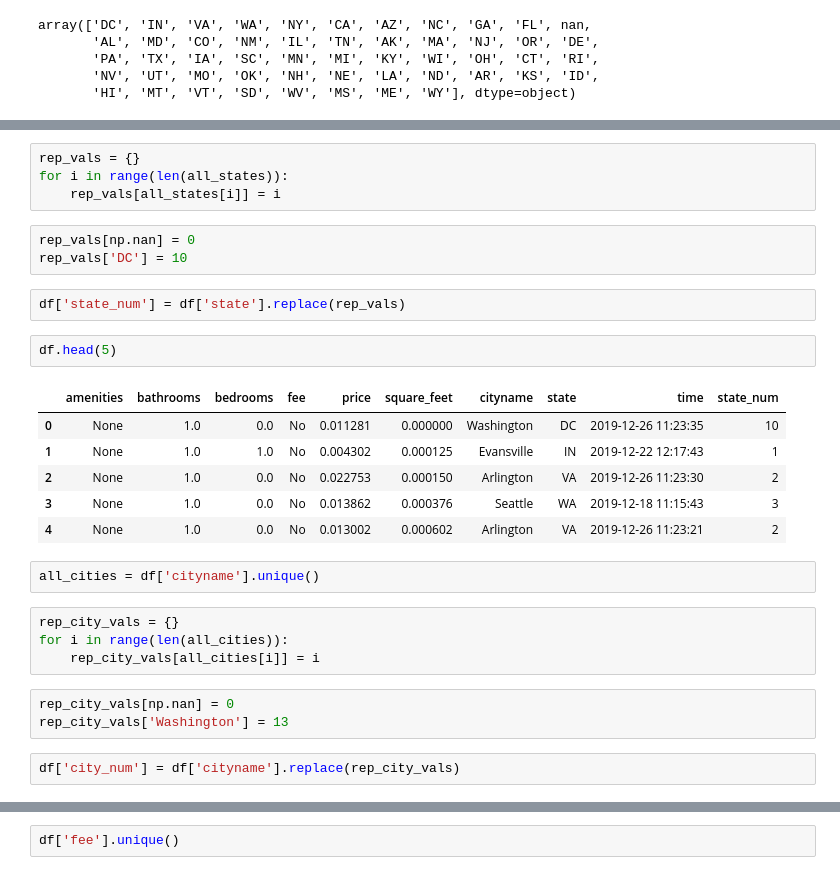
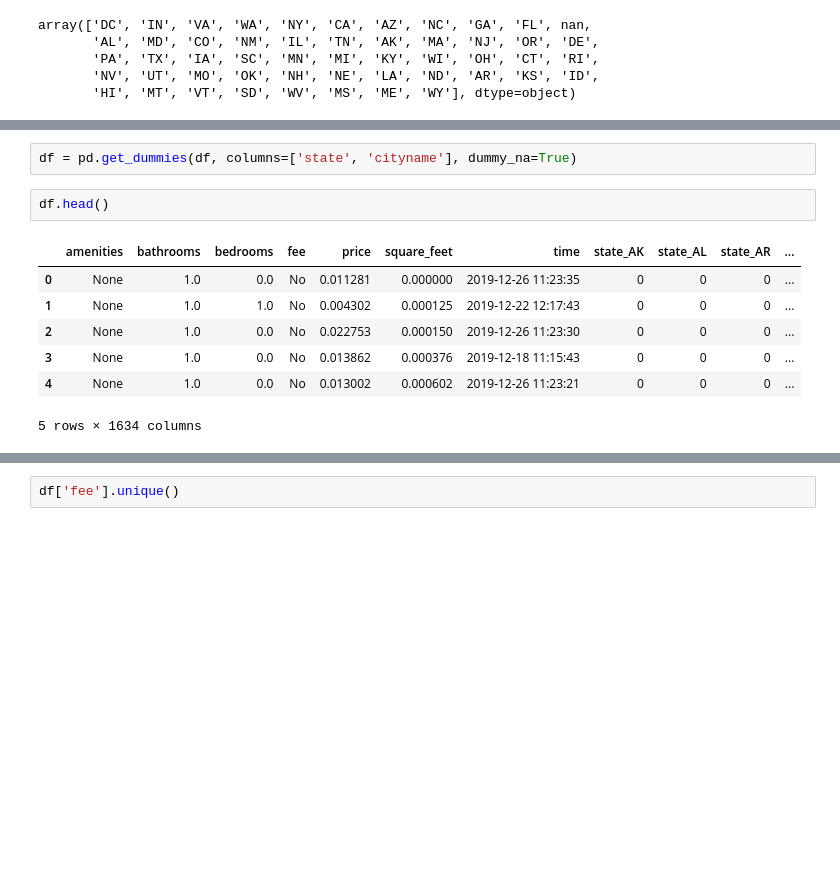
Before and after one commit to Daniel-Tran3/CSE_151A_Project, a Jupyter notebook: Data Preprocessing.ipynb, the cells around one changed output, grey strips where cells are left out. Cells and saved outputs as stored; diff of their text form; blank space fills up the shorter version.

```diff
--- a/Data Preprocessing.ipynb
+++ b/Data Preprocessing.ipynb
@@ -146,29 +180,12 @@ array(['DC', 'IN', 'VA', 'WA', 'NY', 'CA', 'AZ', 'NC', 'GA', 'FL', nan,
 # %%
-rep_vals = {}
-for i in range(len(all_states)):
-    rep_vals[all_states[i]] = i
+df = pd.get_dummies(df, columns=['state', 'cityname'], dummy_na=True)
 # %%
-rep_vals[np.nan] = 0
-rep_vals['DC'] = 10
+df.head()
+# %% [output]
+|  | amenities | bathrooms | bedrooms | fee | price | square_feet | time | state_AK | state_AL | state_AR | ... |
+| 0 | None | 1.0 | 0.0 | No | 0.011281 | 0.000000 | 2019-12-26 11:23:35 | 0 | 0 | 0 | ... |
+| 1 | None | 1.0 | 1.0 | No | 0.004302 | 0.000125 | 2019-12-22 12:17:43 | 0 | 0 | 0 | ... |
+| 2 | None | 1.0 | 0.0 | No | 0.022753 | 0.000150 | 2019-12-26 11:23:30 | 0 | 0 | 0 | ... |
+| 3 | None | 1.0 | 0.0 | No | 0.013862 | 0.000376 | 2019-12-18 11:15:43 | 0 | 0 | 0 | ... |
+| 4 | None | 1.0 | 0.0 | No | 0.013002 | 0.000602 | 2019-12-26 11:23:21 | 0 | 0 | 0 | ... |
+5 rows × 1634 columns
-# %%
-df['state_num'] = df['state'].replace(rep_vals)
-# %%
-df.head(5)
-# %% [output]
-|  | amenities | bathrooms | bedrooms | fee | price | square_feet | cityname | state | time | state_num |
-| 0 | None | 1.0 | 0.0 | No | 0.011281 | 0.000000 | Washington | DC | 2019-12-26 11:23:35 | 10 |
-| 1 | None | 1.0 | 1.0 | No | 0.004302 | 0.000125 | Evansville | IN | 2019-12-22 12:17:43 | 1 |
-| 2 | None | 1.0 | 0.0 | No | 0.022753 | 0.000150 | Arlington | VA | 2019-12-26 11:23:30 | 2 |
-| 3 | None | 1.0 | 0.0 | No | 0.013862 | 0.000376 | Seattle | WA | 2019-12-18 11:15:43 | 3 |
-| 4 | None | 1.0 | 0.0 | No | 0.013002 | 0.000602 | Arlington | VA | 2019-12-26 11:23:21 | 2 |
-# %%
-all_cities = df['cityname'].unique()
-# %%
-rep_city_vals = {}
-for i in range(len(all_cities)):
-    rep_city_vals[all_cities[i]] = i
-# %%
-rep_city_vals[np.nan] = 0
-rep_city_vals['Washington'] = 13
-# %%
-df['city_num'] = df['cityname'].replace(rep_city_vals)
```
Also changed, not shown: parts of 5 cells of this notebook, 1 other file.
